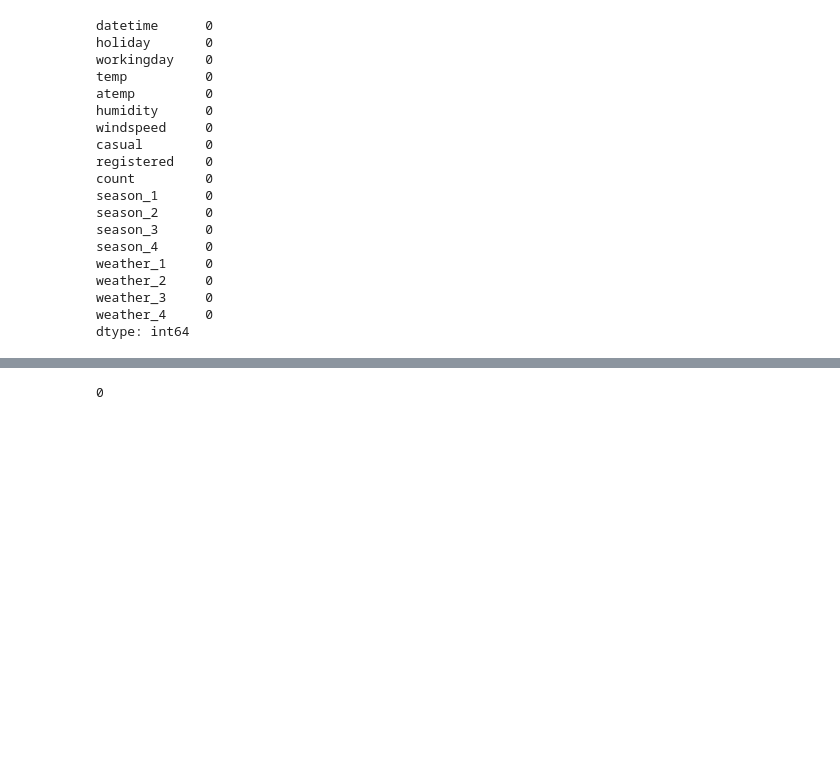
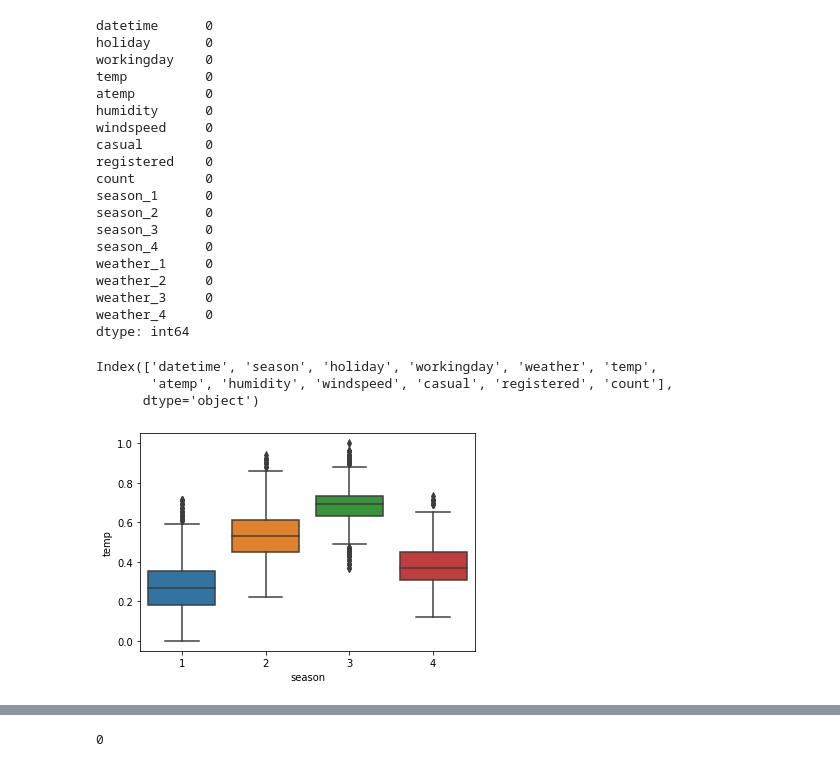
Before and after one commit to datacampic/ML, a Jupyter notebook: 손학영/Preprocessing.ipynb, the cells around one changed output, grey strips where cells are left out. Saved outputs shown, nothing was run; the diff lists cells and outputs as text; code cells hidden in the pictures; blank space fills up the shorter version.

```diff
--- a/손학영/Preprocessing.ipynb
+++ b/손학영/Preprocessing.ipynb
@@ -250,3 +251,19 @@ weather_2     0
 weather_3     0
 weather_4     0
 dtype: int64
+# %%
+df_bi.columns
+# %% [output]
+Index(['datetime', 'season', 'holiday', 'workingday', 'weather', 'temp',
+       'atemp', 'humidity', 'windspeed', 'casual', 'registered', 'count'],
+      dtype='object')
+# %%
+sns.boxplot(x="season",
+
+            y="temp",
+
+            data=df_bi)
+
+plt.show()
+# %% [output]
+[figure, added]
```
Also changed, not shown: parts of 37 cells of this notebook.
